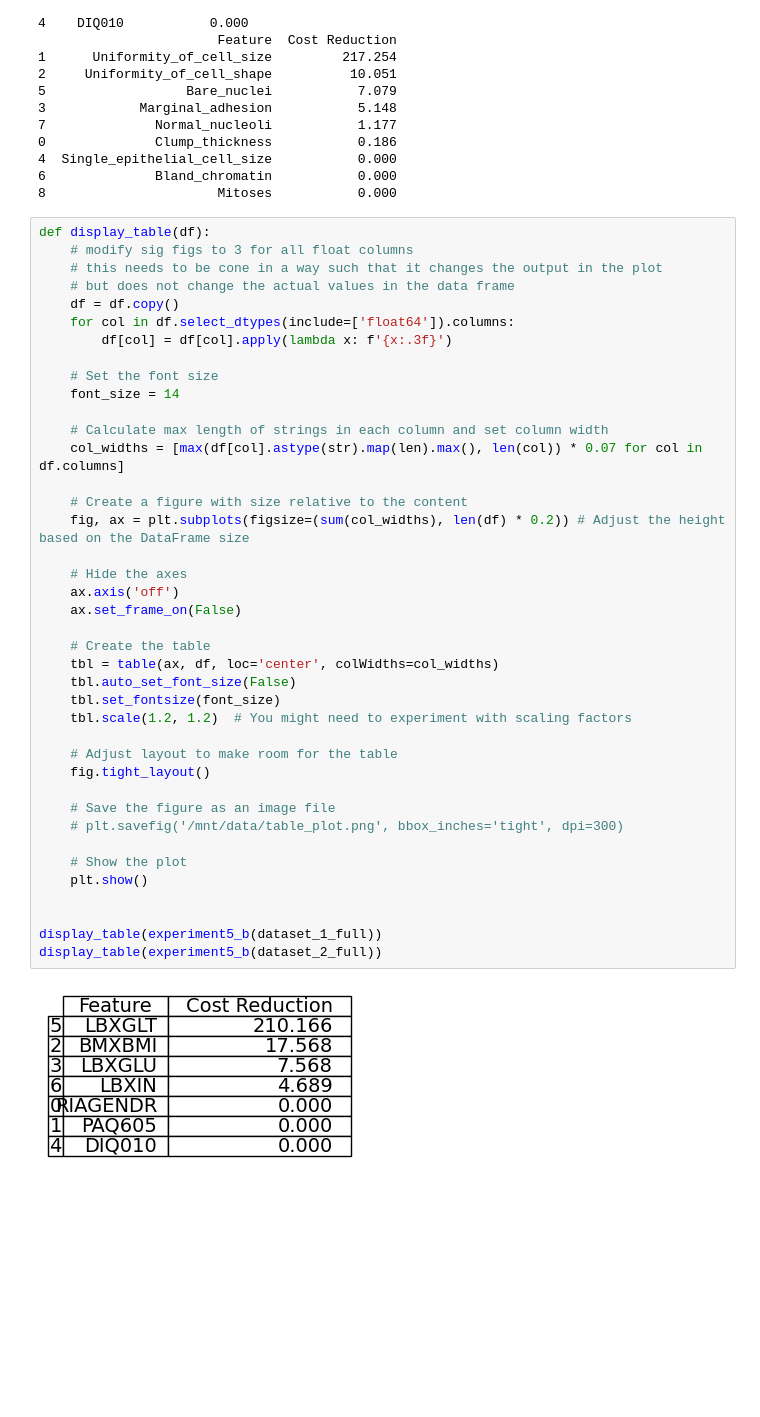
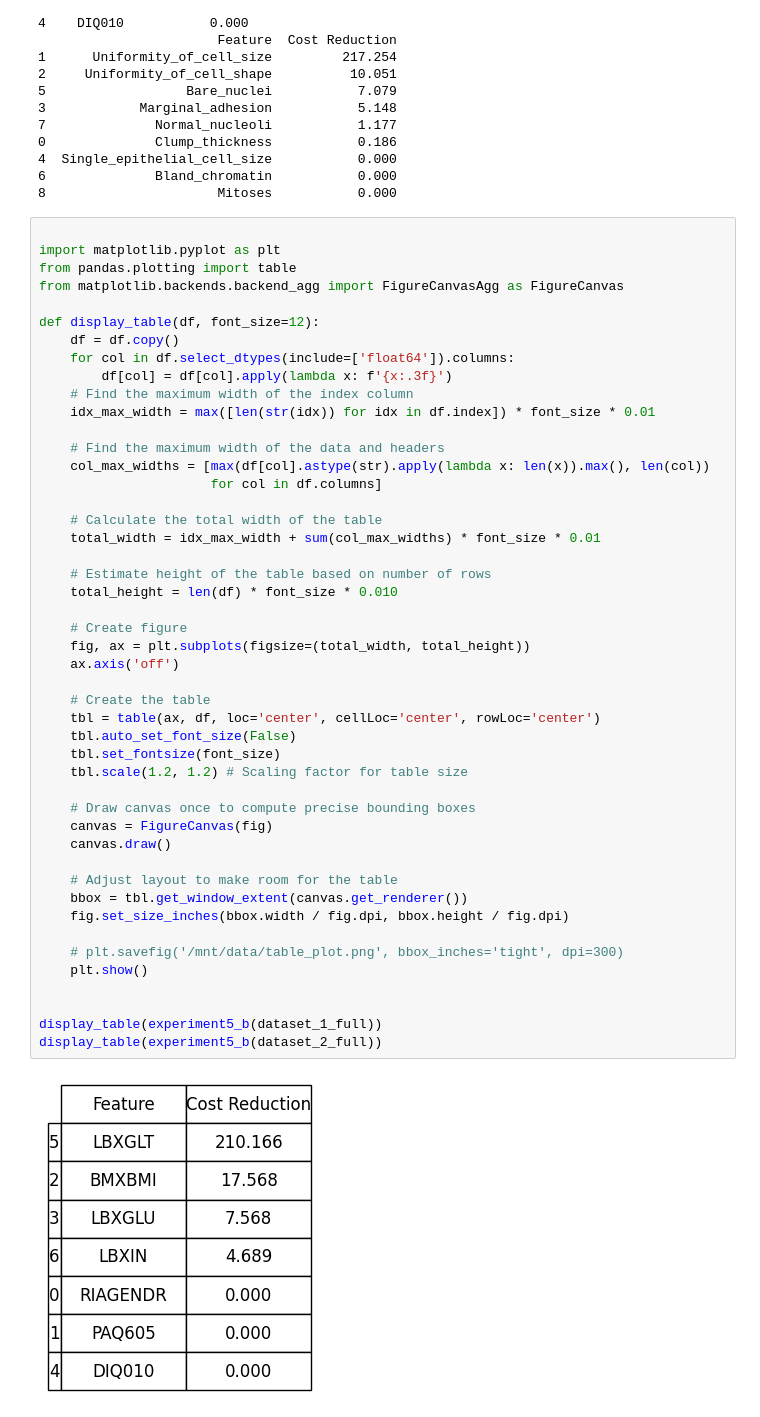
Before and after one commit to rudolfKischer/comp551asgn1, a Jupyter notebook: KNNexperiments.ipynb, the cells around one changed output. Cells and saved outputs as stored; diff of their text form; blank space fills up the shorter version.

Commit message:
add-table-plot-fn

```diff
--- a/KNNexperiments.ipynb
+++ b/KNNexperiments.ipynb
@@ -1336,44 +1336,51 @@ Feature Cost Reduction using Decision Tree
 6              Bland_chromatin           0.000
 8                      Mitoses           0.000
 # %%
-def display_table(df):
-    # modify sig figs to 3 for all float columns
-    # this needs to be cone in a way such that it changes the output in the plot
-    # but does not change the actual values in the data frame
+
+import matplotlib.pyplot as plt
+from pandas.plotting import table
+from matplotlib.backends.backend_agg import FigureCanvasAgg as FigureCanvas
+
+def display_table(df, font_size=12):
     df = df.copy()
     for col in df.select_dtypes(include=['float64']).columns:
         df[col] = df[col].apply(lambda x: f'{x:.3f}')
+    # Find the maximum width of the index column
+    idx_max_width = max([len(str(idx)) for idx in df.index]) * font_size * 0.01
 
-    # Set the font size
-    font_size = 14
+    # Find the maximum width of the data and headers
+    col_max_widths = [max(df[col].astype(str).apply(lambda x: len(x)).max(), len(col))
+                      for col in df.columns]
 
-    # Calculate max length of strings in each column and set column width
-    col_widths = [max(df[col].astype(str).map(len).max(), len(col)) * 0.07 for col in df.columns]
+    # Calculate the total width of the table
+    total_width = idx_max_width + sum(col_max_widths) * font_size * 0.01
 
-    # Create a figure with size relative to the content
-    fig, ax = plt.subplots(figsize=(sum(col_widths), len(df) * 0.2)) # Adjust the height based on the DataFrame size
+    # Estimate height of the table based on number of rows
+    total_height = len(df) * font_size * 0.010
 
-    # Hide the axes
+    # Create figure
+    fig, ax = plt.subplots(figsize=(total_width, total_height))
     ax.axis('off')
-    ax.set_frame_on(False)
 
     # Create the table
-    tbl = table(ax, df, loc='center', colWidths=col_widths)
+    tbl = table(ax, df, loc='center', cellLoc='center', rowLoc='center')
     tbl.auto_set_font_size(False)
     tbl.set_fontsize(font_size)
-    tbl.scale(1.2, 1.2)  # You might need to experiment with scaling factors
+    tbl.scale(1.2, 1.2) # Scaling factor for table size
+
+    # Draw canvas once to compute precise bounding boxes
+    canvas = FigureCanvas(fig)
+    canvas.draw()
 
     # Adjust layout to make room for the table
-    fig.tight_layout()
+    bbox = tbl.get_window_extent(canvas.get_renderer())
+    fig.set_size_inches(bbox.width / fig.dpi, bbox.height / fig.dpi)
 
-    # Save the figure as an image file
     # plt.savefig('/mnt/data/table_plot.png', bbox_inches='tight', dpi=300)
-
-    # Show the plot
     plt.show()
 
 
 display_table(experiment5_b(dataset_1_full))
 display_table(experiment5_b(dataset_2_full))
 # %% [output]
-[figure, old version]
+[figure, new version]
```
Also changed, not shown: parts of 1 cell of this notebook.
